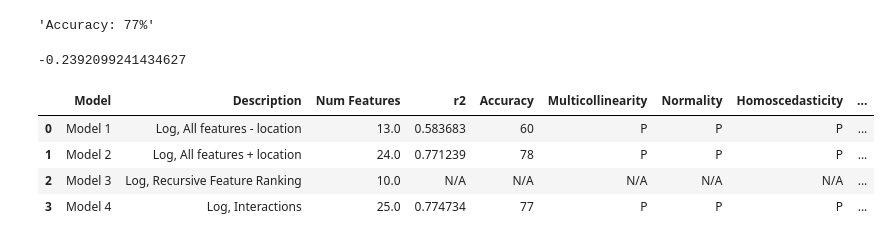
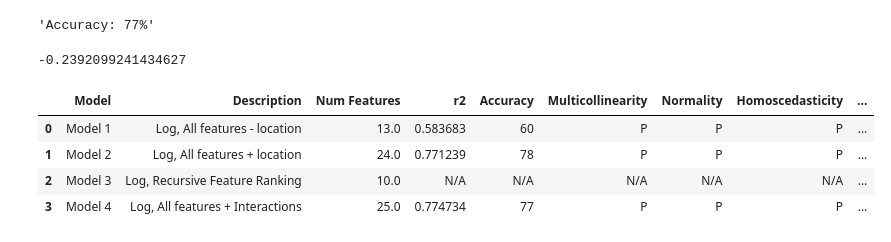
Before and after one commit to baotramduong/Portfolio_Project_Multivariate_Linear_Regression_King_County_Housing, a Jupyter notebook: Part II.B - Multivariate Linear Regression with Log Transformation.ipynb, the cells around one changed output. Drawn from its saved outputs; the diff is of its cells as text; code cells hidden in the pictures.

```diff
--- a/Part II.B - Multivariate Linear Regression with Log Transformation.ipynb
+++ b/Part II.B - Multivariate Linear Regression with Log Transformation.ipynb
@@ -665,7 +670,7 @@ preprocessed_log_2 = clean[['price_log', 'sqft_above_log', 'sqft_lot_log', 'sqft
                             'water_1.0', 'base_1.0', 'reno_1.0',
                             'cond_2.0', 'cond_3.0', 'cond_5.0',
                             'zip_A', 'zip_B', 'zip_C', 'zip_E', 'zip_D', 'zip_F', 'zip_G', 'zip_H', 'zip_I',
-                            'zipcode', 'lat', 'long']]
+                            'lat', 'long']]
 
 preprocessed_log_2.head()
 # %% [output]
@@ -1822,14 +1829,15 @@ print(cv_result.mean())
 tuple_objects = (linreg, X_train, y_train)
 pickle.dump(tuple_objects, open('./Data & Figures/model_4.pkl','wb'))
 # %%
-summary_table_2.loc[3] = ['Model 4', 'Log, Interactions', len(result_4) - 2,
+#update summary
+summary_table_2.loc[3] = ['Model 4', 'Log, All features + Interactions', len(result_4) - 2,
                           r2_score(y, yhat), round(accuracy * 100),
                          'P', 'P', 'P',
                          cv_result.mean()]
 summary_table_2.head()
 # %% [output]
 |  | Model | Description | Num Features | r2 | Accuracy | Multicollinearity | Normality | Homoscedasticity | ... |
 | 0 | Model 1 | Log, All features - location | 13.0 | 0.583683 | 60 | P | P | P | ... |
 | 1 | Model 2 | Log, All features + location | 24.0 | 0.771239 | 78 | P | P | P | ... |
 | 2 | Model 3 | Log, Recursive Feature Ranking | 10.0 | N/A | N/A | N/A | N/A | N/A | ... |
-| 3 | Model 4 | Log, Interactions | 25.0 | 0.774734 | 77 | P | P | P | ... |
+| 3 | Model 4 | Log, All features + Interactions | 25.0 | 0.774734 | 77 | P | P | P | ... |
```
Also changed, not shown: parts of 16 cells of this notebook, 1 other file.
